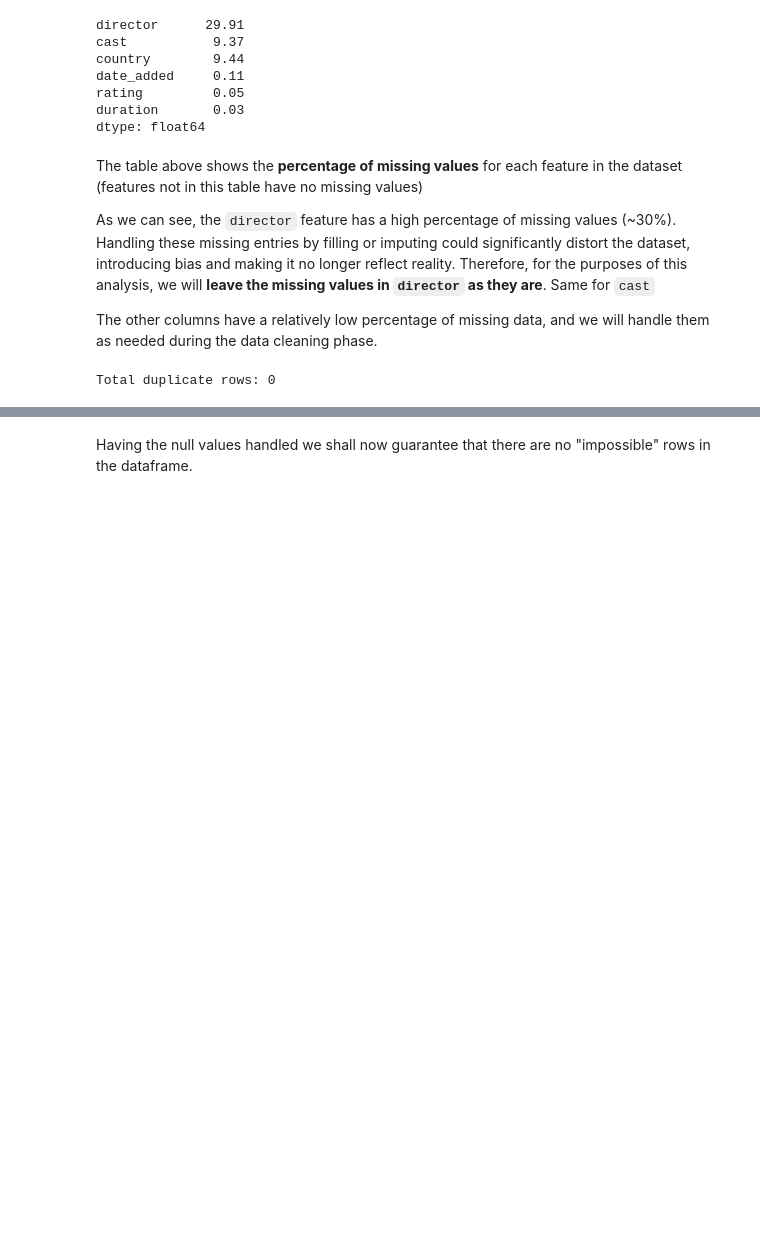
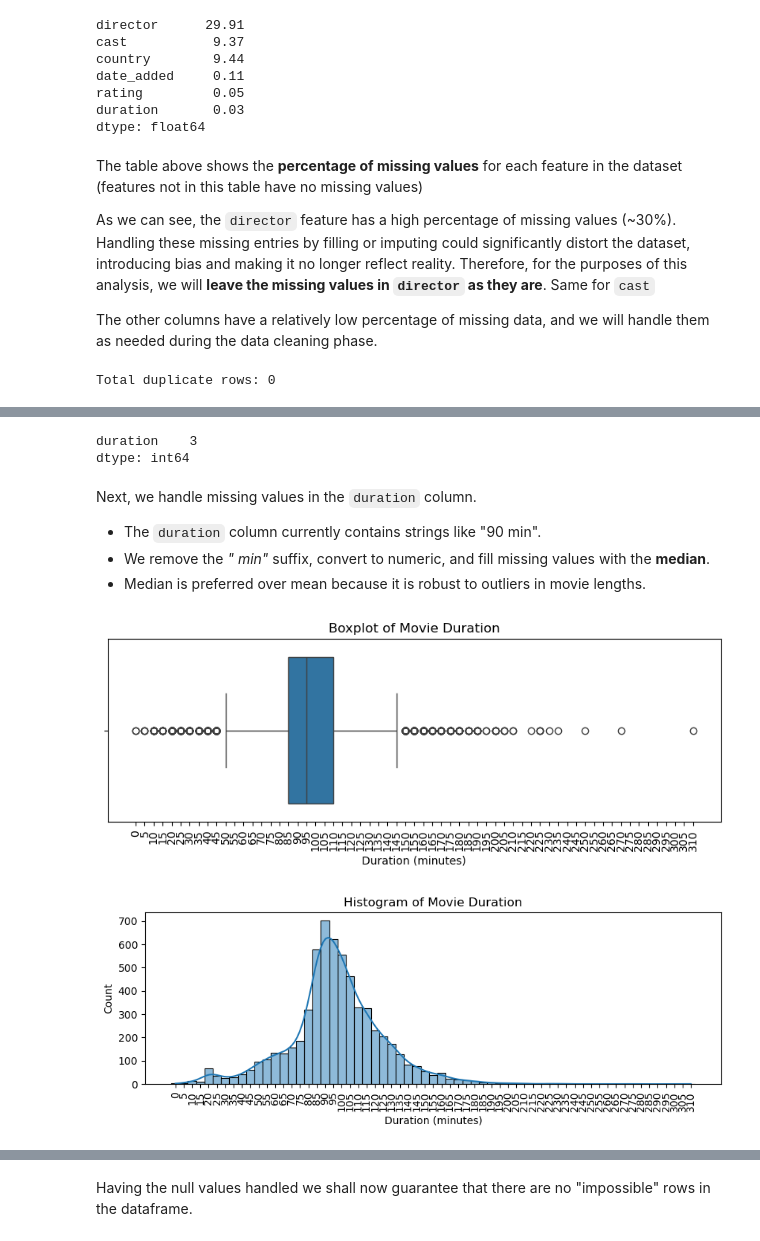
Before and after one commit to TomasrRodrigues/Netflix-Exploratory-Data-Analysis, a Jupyter notebook: NetflixEDA.ipynb, the cells around one changed output, grey strips where cells are left out. Saved outputs shown, nothing was run; the diff lists cells and outputs as text; code cells hidden in the pictures; blank space fills up the shorter version.

Commit message:
Completed Missing Values Handling; Next up, Data Quality

```diff
--- a/NetflixEDA.ipynb
+++ b/NetflixEDA.ipynb
@@ -194,0 +278,45 @@ dtype: int64
+# %%
+choices = movies_df['rating'].dropna().unique().tolist()
+np.random.seed(42)
+movies_df['rating'] = movies_df['rating'].apply(
+    lambda x: np.random.choice(choices) if pd.isna(x) else x
+)
+print(movies_df.isna().sum()[movies_df.isna().sum()!=0])
+# %% [output]
+duration    3
+dtype: int64
+# %% [markdown]
+Next, we handle missing values in the `duration` column.
+
+- The `duration` column currently contains strings like "90 min".
+- We remove the *" min"* suffix, convert to numeric, and fill missing values with the **median**.
+- Median is preferred over mean because it is robust to outliers in movie lengths.
+# %%
+movies_df['duration'] = movies_df['duration'].str.replace(' min', '', regex=False)
+movies_df['duration'] = pd.to_numeric(movies_df['duration'], errors='coerce')
+
+bins = range(0, int(movies_df['duration'].max()) + 5, 5)
+labels = [f"{b}" for b in bins[:-1]]
+
+movies_df['duration_bin'] = pd.cut(movies_df['duration'], bins=bins, labels=labels, include_lowest=True)
+
+plt.figure(figsize=(10, 3))
+sns.boxplot(x=movies_df['duration_bin'])
+plt.title("Boxplot of Movie Duration")
+plt.xlabel("Duration (minutes)")
+plt.xticks(rotation=90, ha='center')
+
+plt.show()
+
+plt.figure(figsize=(10, 3))
+sns.histplot(movies_df['duration_bin'], bins=30, kde=True)
+plt.title("Histogram of Movie Duration")
+plt.xlabel("Duration (minutes)")
+plt.ylabel("Count")
+plt.xticks(rotation=90, ha='center')
+plt.show()
+
+movies_df = movies_df.drop(columns='duration_bin')
+# %% [output]
+[figure, added]
+[figure, added]
```
Also changed, not shown: parts of 26 cells of this notebook.
